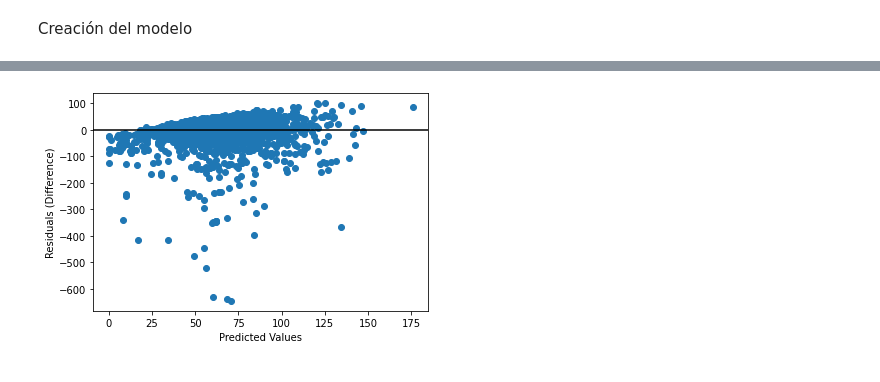
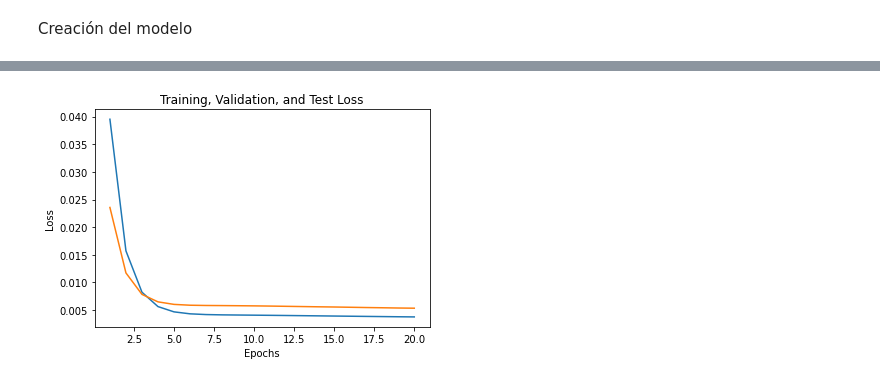
Before and after one commit to n1rocket/deep_learning_armandobueno, a Jupyter notebook: Práctica/armando_bueno_practica.ipynb, the cells around one changed output, grey strips where cells are left out. Saved outputs shown, nothing was run; the diff lists cells and outputs as text; code cells hidden in the pictures.

```diff
--- a/Práctica/armando_bueno_practica.ipynb
+++ b/Práctica/armando_bueno_practica.ipynb
@@ -666,12 +768,13 @@ def train_network_decay_fnact_b1_mse(activation_function, learning_rate, lr_deca
 
   # Evaluando el modelo de predicción con las imágenes de test
   print("[INFO]: Evaluando red neuronal...")
-  y_pred = model.predict(X_test, batch_size=batch_size)  #(X)
+  test_predictions = model.predict(X_test, batch_size=batch_size)  #(X)
+  test_loss = model.evaluate(X_test, y_test, verbose=0)
 
-  mae = mean_absolute_error(y_test, y_pred)
-  mse = mean_squared_error(y_test, y_pred)
+  mae = mean_absolute_error(y_test, test_predictions)
+  mse = mean_squared_error(y_test, test_predictions)
   rmse = np.sqrt(mse)
-  r2 = r2_score(y_test, y_pred)
+  r2 = r2_score(y_test, test_predictions)
 
   print("Mean Absolute Error:", mae)
   print("Mean Squared Error:", mse)
@@ -682,13 +785,13 @@ def train_network_decay_fnact_b1_mse(activation_function, learning_rate, lr_deca
 
   y_test_reshaped = y_test.values.reshape(-1,1)
 
-  y_pred_desn = y_pred * max_price
+  y_pred_desn = test_predictions * max_price
   y_test_reshaped_desn = y_test_reshaped * max_price
 
   # print("y_pred: ", y_pred)
   # print("y_test_reshaped: ", y_test_reshaped)
 
-  y_pred_denorm = y_pred[:, 0] * max_price
+  y_pred_denorm = test_predictions[:, 0] * max_price
   y_test_denorm = y_test * max_price
 
   error_denorm = np.abs(y_pred_denorm - y_test_denorm)
@@ -696,12 +799,31 @@ def train_network_decay_fnact_b1_mse(activation_function, learning_rate, lr_deca
 
   print("--------------------> ", np.mean(error_denorm))
 
-  residuals = y_pred_desn - y_test_reshaped_desn
-  plt.scatter(y_pred_desn, residuals)
-  plt.xlabel("Predicted Values")
-  plt.ylabel("Residuals (Difference)")
-  plt.axhline(y=0, color='black', linestyle='-')
+  # Accede a las pérdidas de entrenamiento y validación
+  training_loss = H.history['loss']
+  validation_loss = H.history['val_loss']
+
+  # Crea una lista de números enteros para representar las épocas
+  epochs = range(1, len(training_loss) + 1)
+
+  print("--------------------> ", test_loss)
+
+  # Crea el plot de las pérdidas
+  plt.plot(epochs, training_loss, label='Training Loss')
+  plt.plot(epochs, validation_loss, label='Validation Loss')
+  #plt.axhline(test_loss, color='red', label='Test Loss')
+  plt.xlabel('Epochs')
+  plt.ylabel('Loss')
+  plt.title('Training, Validation, and Test Loss')
+  #plt.legend()
   plt.show()
+
+  #residuals = y_pred_desn - y_test_reshaped_desn
+  #plt.scatter(y_pred_desn, residuals)
+  #plt.xlabel("Predicted Values")
+  #plt.ylabel("Residuals (Difference)")
+  #plt.axhline(y=0, color='black', linestyle='-')
+  #plt.show()
 
 
   #plt.figure()
@@ -751,7 +900,7 @@ import tensorflow as tf
 # probamos la tanh, bias = 1 y loss_fn = mse
 activation_function = tf.nn.relu
 learning_rate = 1e-5
-lr_decay = learning_rate / 5000
+lr_decay = learning_rate / 200
 num_epochs = 20
 batch_size = 16
 train_network_decay_fnact_b1_mse(activation_function, learning_rate, lr_decay, batch_size, num_epochs)
@@ -776,4 +925,4 @@ Epoch 6/20
-[figure, old version]
+[figure, new version]
 # %%
 import tensorflow as tf
 
```
Also changed, not shown: parts of 29 cells of this notebook.
